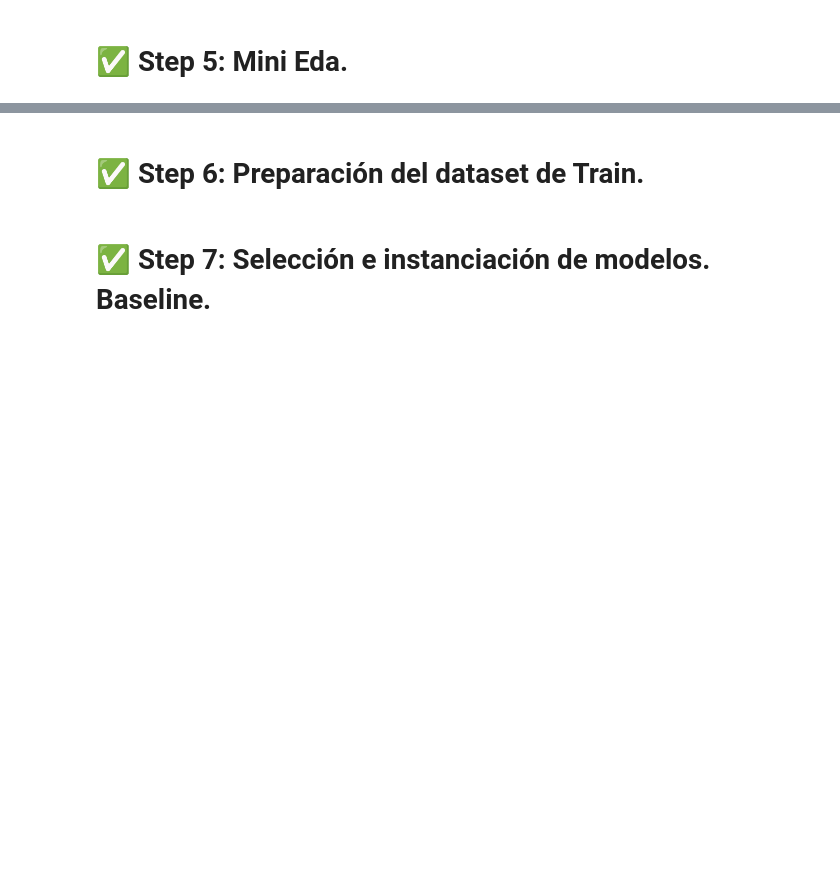
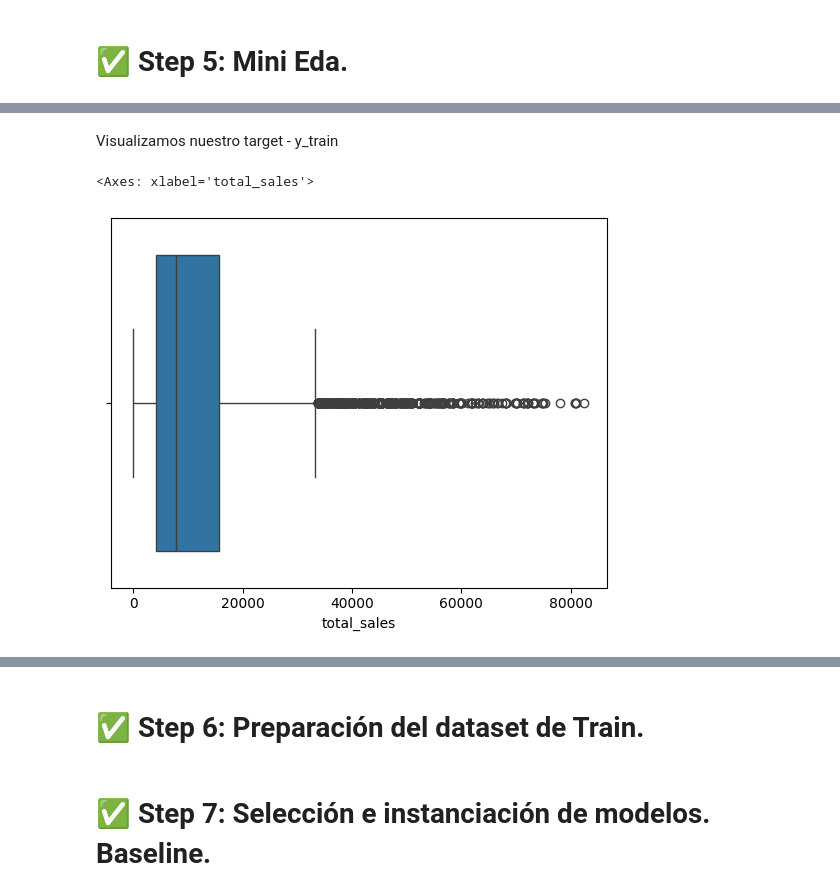
Before and after one commit to antonio-herrera-gb/ML_Adidas-Forecast, a Jupyter notebook: src/results_notebook/final_notebook.ipynb, the cells around one changed output, grey strips where cells are left out. Cells and saved outputs as stored; diff of their text form; code cells hidden in the pictures; blank space fills up the shorter version.

```diff
--- a/src/results_notebook/final_notebook.ipynb
+++ b/src/results_notebook/final_notebook.ipynb
@@ -336,2 +343,4 @@ df.to_csv("../data/adidas_sales_cleaned.csv", index=False)
 # %% [markdown]
 # ✅ Step 4: Train y Test.
+# %%
+df_cleaned = pd.read_csv("../data/adidas_sales_cleaned.csv", parse_dates=["invoice_date"])
@@ -337,0 +368,7 @@ df.to_csv("../data/adidas_sales_cleaned.csv", index=False)
+# %%
+X = df_cleaned.drop(columns=["total_sales"])
+y = df_cleaned["total_sales"]
+
+X_train, X_test, y_train, y_test = train_test_split(X, y, test_size=0.2, random_state=42)
+
+print(X_train.shape, X_test.shape, y_train.shape, y_test.shape)
@@ -339,0 +533,7 @@ df.to_csv("../data/adidas_sales_cleaned.csv", index=False)
+# %% [markdown]
+Visualizamos nuestro target - y_train
+# %%
+sns.boxplot(x=y_train)
+# %% [output]
+<Axes: xlabel='total_sales'>
+[figure, added]
```
Also changed, not shown: parts of 50 cells of this notebook, 5 other files.
